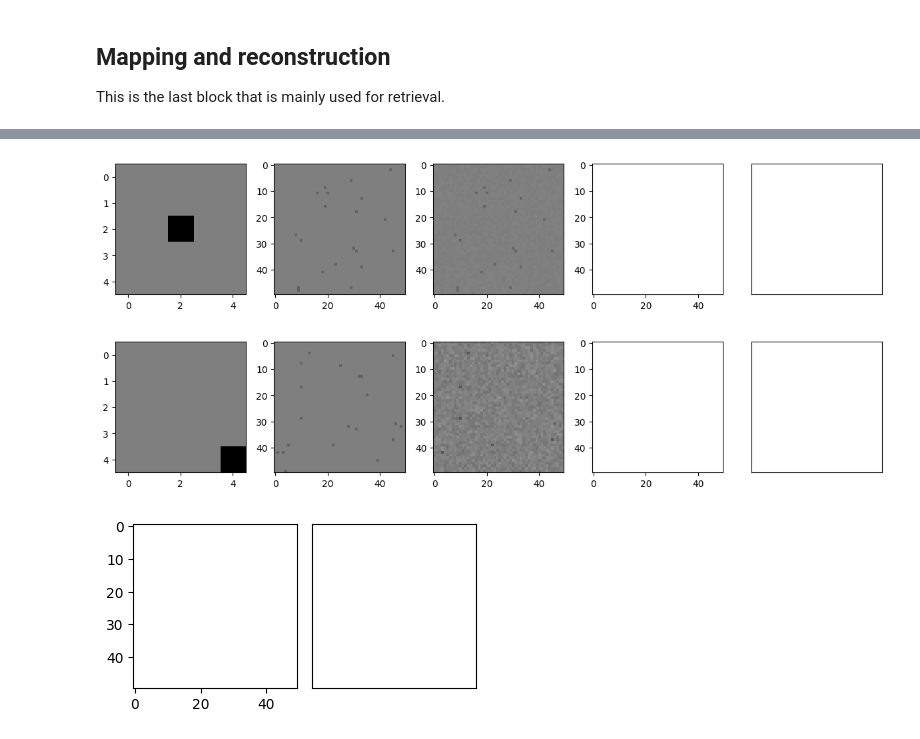
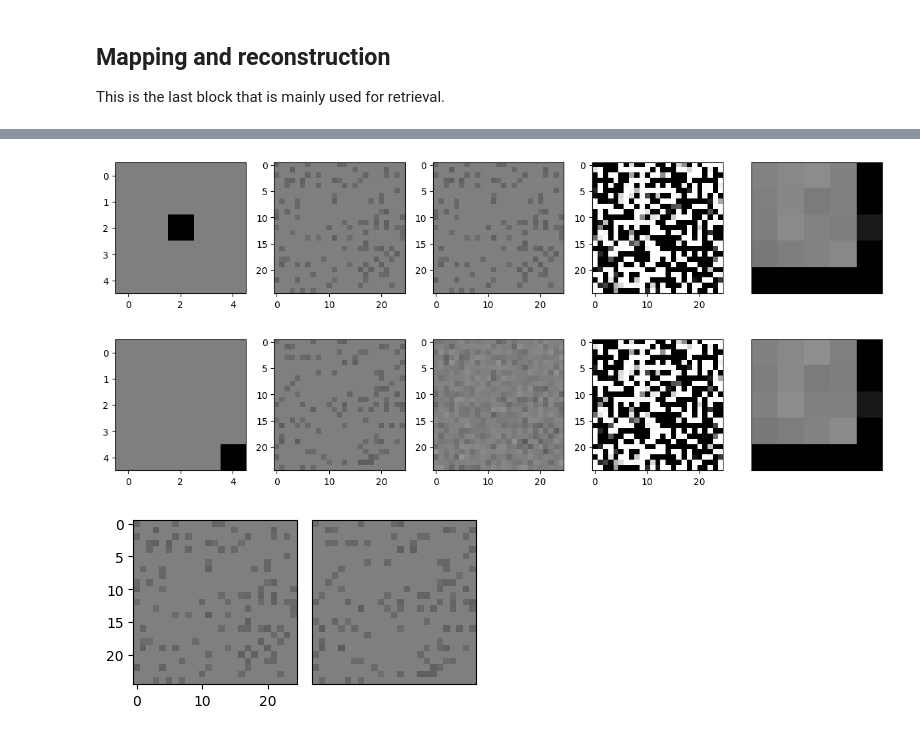
Before and after one commit to mikolasan/ai_sandbox, a Jupyter notebook: arc/Hippocampus.ipynb, the cells around one changed output, grey strips where cells are left out. Cells and saved outputs as stored; diff of their text form; code cells hidden in the pictures.

```diff
--- a/arc/Hippocampus.ipynb
+++ b/arc/Hippocampus.ipynb
@@ -226,7 +247,7 @@ class HopfieldNetworkTorch(nn.Module):
             state = input_state.clone()
             prev_state = state.clone()
 
-            for _ in range(max_steps):
+            for i in range(max_steps):
                 # Update all neurons at once for simplicity
                 net_input = torch.matmul(self.weights, state)  # Weighted sum of inputs
                 state = torch.tanh(net_input)  # Continuous activation (differentiable)
@@ -239,6 +260,9 @@ class HopfieldNetworkTorch(nn.Module):
                 # Early stopping if state does not change
                 if torch.equal(state, prev_state):
                     break
+
+                if i == max_steps - 1:
+                    print(f'{max_steps} steps is not enough')
                 prev_state = state.clone()
 
             return state
@@ -275,8 +301,9 @@ def forward_ca3_memory_model(hopfield_model, pp):
 
 def train_ca3_memory_model(hopfield_model, y, z):
     # ca3_input = torch.cat([y, z]).clone().detach()
-    # hopfield_model.store_pattern(ca3_input)
-    hopfield_model.store_patterns(torch.stack([y, y, y, z]))
+    for i in range(5):
+        hopfield_model.store_pattern(z)
+    # hopfield_model.store_patterns(torch.stack([y, y, y, y]))
     u = forward_ca3_memory_model(hopfield_model, z)
     return u
 # %%
@@ -529,11 +558,11 @@ with torch.no_grad():
     v = forward_ca1_model(ca1_model, u, x)
 
     fig, axs = plt.subplots(1, 5, figsize=(12, 4))
-    axs[0].imshow(x.view(5,5), cmap=plt.cm.gray_r, norm=norm)
-    axs[1].imshow(y.view(50, 50), cmap=plt.cm.gray_r, norm=norm)
-    axs[2].imshow(z.detach().view(50, 50), cmap=plt.cm.gray_r, norm=norm)
-    axs[3].imshow(u.view(50, 50), cmap=plt.cm.gray_r, norm=norm)
-    axs[4].imshow(v.view(5, 5).detach(), cmap=plt.cm.gray_r, norm=norm)
+    axs[0].imshow(x.view(w,h), cmap=plt.cm.gray_r, norm=norm)
+    axs[1].imshow(y.view(w_s, h_s), cmap=plt.cm.gray_r, norm=norm)
+    axs[2].imshow(z.detach().view(w_s, h_s), cmap=plt.cm.gray_r, norm=norm)
+    axs[3].imshow(u.view(w_s, h_s), cmap=plt.cm.gray_r, norm=norm)
+    axs[4].imshow(v.view(w,h).detach(), cmap=plt.cm.gray_r, norm=norm)
 
 plt.xticks([])  # No ticks on x axis
 plt.yticks([])  # No ticks on y axis
@@ -541,7 +570,7 @@ plt.tight_layout()
 plt.grid(False)
 plt.show()
 # %% [output]
-[figure, old version]
+[figure, new version]
 # %%
 x = input_2.flatten()
 a = output_2.flatten()
@@ -553,11 +582,11 @@ with torch.no_grad():
     v = forward_ca1_model(ca1_model, u, x)
 
     fig, axs = plt.subplots(1, 5, figsize=(12, 4))
-    axs[0].imshow(x.view(5,5), cmap=plt.cm.gray_r, norm=norm)
-    axs[1].imshow(y.view(50, 50), cmap=plt.cm.gray_r, norm=norm)
-    axs[2].imshow(z.detach().view(50, 50), cmap=plt.cm.gray_r, norm=norm)
-    axs[3].imshow(u.view(50, 50), cmap=plt.cm.gray_r, norm=norm)
-    axs[4].imshow(v.view(5, 5).detach(), cmap=plt.cm.gray_r, norm=norm)
+    axs[0].imshow(x.view(w,h), cmap=plt.cm.gray_r, norm=norm)
+    axs[1].imshow(y.view(w_s, h_s), cmap=plt.cm.gray_r, norm=norm)
+    axs[2].imshow(z.detach().view(w_s, h_s), cmap=plt.cm.gray_r, norm=norm)
+    axs[3].imshow(u.view(w_s, h_s), cmap=plt.cm.gray_r, norm=norm)
+    axs[4].imshow(v.view(w,h).detach(), cmap=plt.cm.gray_r, norm=norm)
 
 plt.xticks([])  # No ticks on x axis
 plt.yticks([])  # No ticks on y axis
@@ -565,34 +594,34 @@ plt.tight_layout()
 plt.grid(False)
 plt.show()
 # %% [output]
-[figure, old version]
+[figure, new version]
 # %%
 
 with torch.no_grad():
     x1 = input_1.flatten()
     a1 = output_1.flatten()
 
     y1 = forward_dg_model(dg_model, x1)
     z1 = forward_ec_to_ca3_model(ec_model, x1)
     u1 = forward_ca3_memory_model(hopfield_model, z1)
 
     x2 = input_2.flatten()
     a2 = output_2.flatten()
 
     y2 = forward_dg_model(dg_model, x2)
     z2 = forward_ec_to_ca3_model(ec_model, x2)
     u2 = forward_ca3_memory_model(hopfield_model, z2)
 
 
     fig, axs = plt.subplots(1, 2, figsize=(4, 4))
-    axs[0].imshow(u1.view(50, 50), cmap=plt.cm.gray_r, norm=norm)
-    axs[1].imshow(u2.view(50, 50), cmap=plt.cm.gray_r, norm=norm)
+    axs[0].imshow(y1.view(w_s, h_s), cmap=plt.cm.gray_r, norm=norm)
+    axs[1].imshow(y2.view(w_s, h_s), cmap=plt.cm.gray_r, norm=norm)
 
 
 plt.xticks([])  # No ticks on x axis
 plt.yticks([])  # No ticks on y axis
 plt.tight_layout()
 plt.grid(False)
 plt.show()
 # %% [output]
-[figure, old version]
+[figure, new version]
```
Also changed, not shown: parts of 12 cells of this notebook.
